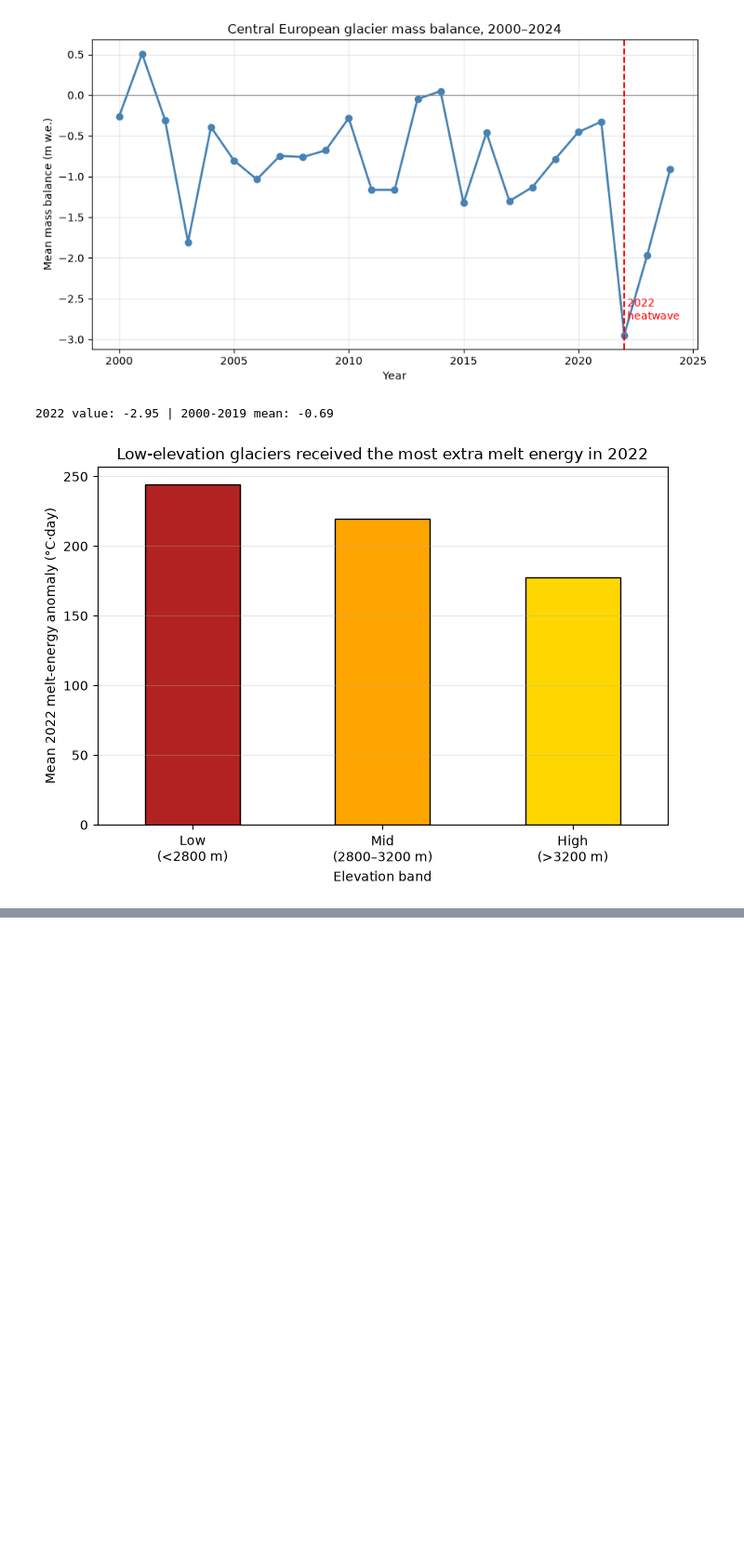
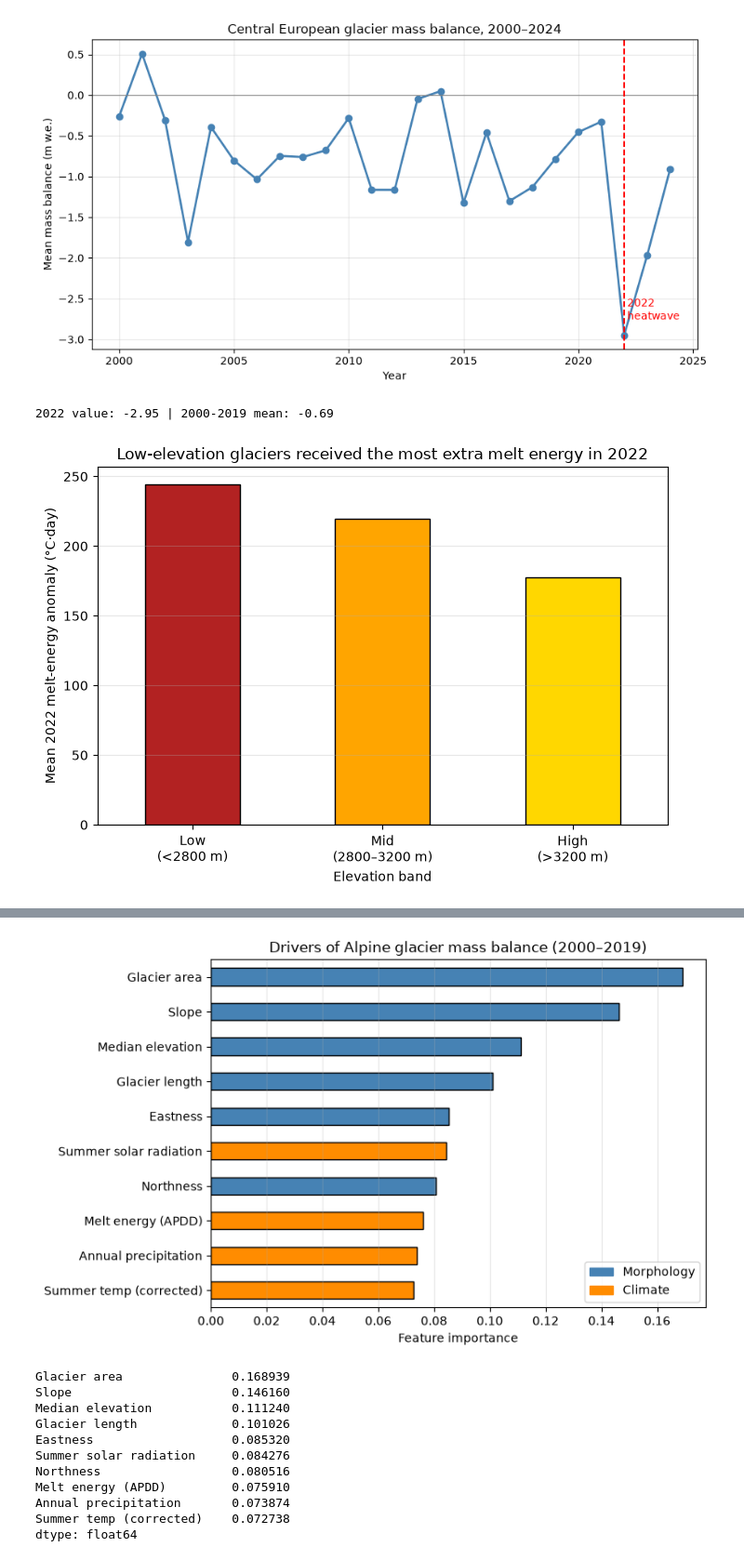
Before and after one commit to ShifaLashari/Glacier_Mass_Balance, a Jupyter notebook: Notebooks/06_Extract_Figures.ipynb, the cells around one changed output, grey strips where cells are left out. Shown at 93% size. Saved outputs shown, nothing was run; the diff lists cells and outputs as text; code cells hidden in the pictures; blank space fills up the shorter version.

```diff
--- a/Notebooks/06_Extract_Figures.ipynb
+++ b/Notebooks/06_Extract_Figures.ipynb
@@ -145,0 +199,68 @@ plt.show()
+# %%
+import pandas as pd, numpy as np
+import geopandas as gpd
+from sklearn.ensemble import RandomForestRegressor
+import matplotlib.pyplot as plt
+
+plt.rcParams.update({"figure.facecolor":"white","axes.facecolor":"white",
+                     "savefig.facecolor":"white","text.color":"black",
+                     "axes.labelcolor":"black","xtick.color":"black","ytick.color":"black"})
+
+# --- load your model-ready table ---
+df = pd.read_csv("../Data/Processed/stage3_with_APDD.csv")
+
+features = ["Area", "Zmed", "Slope", "Lmax", "northness", "eastness",
+            "t_jja_corr", "p_annual", "srad_jja", "apdd"]
+df = df.dropna(subset=features + ["dmdtda"])
+X, y = df[features], df["dmdtda"]
+
+# --- fit the Random Forest and get importances ---
+rf = RandomForestRegressor(n_estimators=500, min_samples_leaf=3,
+                           random_state=42, n_jobs=-1)
+rf.fit(X, y)
+imp = pd.Series(rf.feature_importances_, index=features).sort_values()
+
+# --- nicer labels for the slide ---
+nice = {
+    "Area":"Glacier area", "Zmed":"Median elevation", "Slope":"Slope",
+    "Lmax":"Glacier length", "northness":"Northness", "eastness":"Eastness",
+    "t_jja_corr":"Summer temp (corrected)", "p_annual":"Annual precipitation",
+    "srad_jja":"Summer solar radiation", "apdd":"Melt energy (APDD)"
+}
+imp.index = [nice[i] for i in imp.index]
+
+# --- colour morphology vs climate differently ---
+climate = {"Summer temp (corrected)","Annual precipitation",
+           "Summer solar radiation","Melt energy (APDD)"}
+colors = ["darkorange" if lbl in climate else "steelblue" for lbl in imp.index]
+
+fig, ax = plt.subplots(figsize=(8, 5))
+imp.plot.barh(ax=ax, color=colors, edgecolor="black")
+ax.set_xlabel("Feature importance")
+ax.set_title("Drivers of Alpine glacier mass balance (2000–2019)")
+ax.grid(axis="x", alpha=0.3)
+
+# legend to explain the two colours
+from matplotlib.patches import Patch
+ax.legend(handles=[Patch(color="steelblue", label="Morphology"),
+                   Patch(color="darkorange", label="Climate")],
+          loc="lower right")
+
+plt.tight_layout()
+plt.savefig("../Figures/fig_feature_importance.png", dpi=200, bbox_inches="tight")
+plt.show()
+
+print(imp[::-1])   # ranked list, most important first
+# %% [output]
+[figure, added]
+Glacier area               0.168939
+Slope                      0.146160
+Median elevation           0.111240
+Glacier length             0.101026
+Eastness                   0.085320
+Summer solar radiation     0.084276
+Northness                  0.080516
+Melt energy (APDD)         0.075910
+Annual precipitation       0.073874
+Summer temp (corrected)    0.072738
+dtype: float64
```
Also changed, not shown: parts of 3 cells of this notebook, 2 other files.
